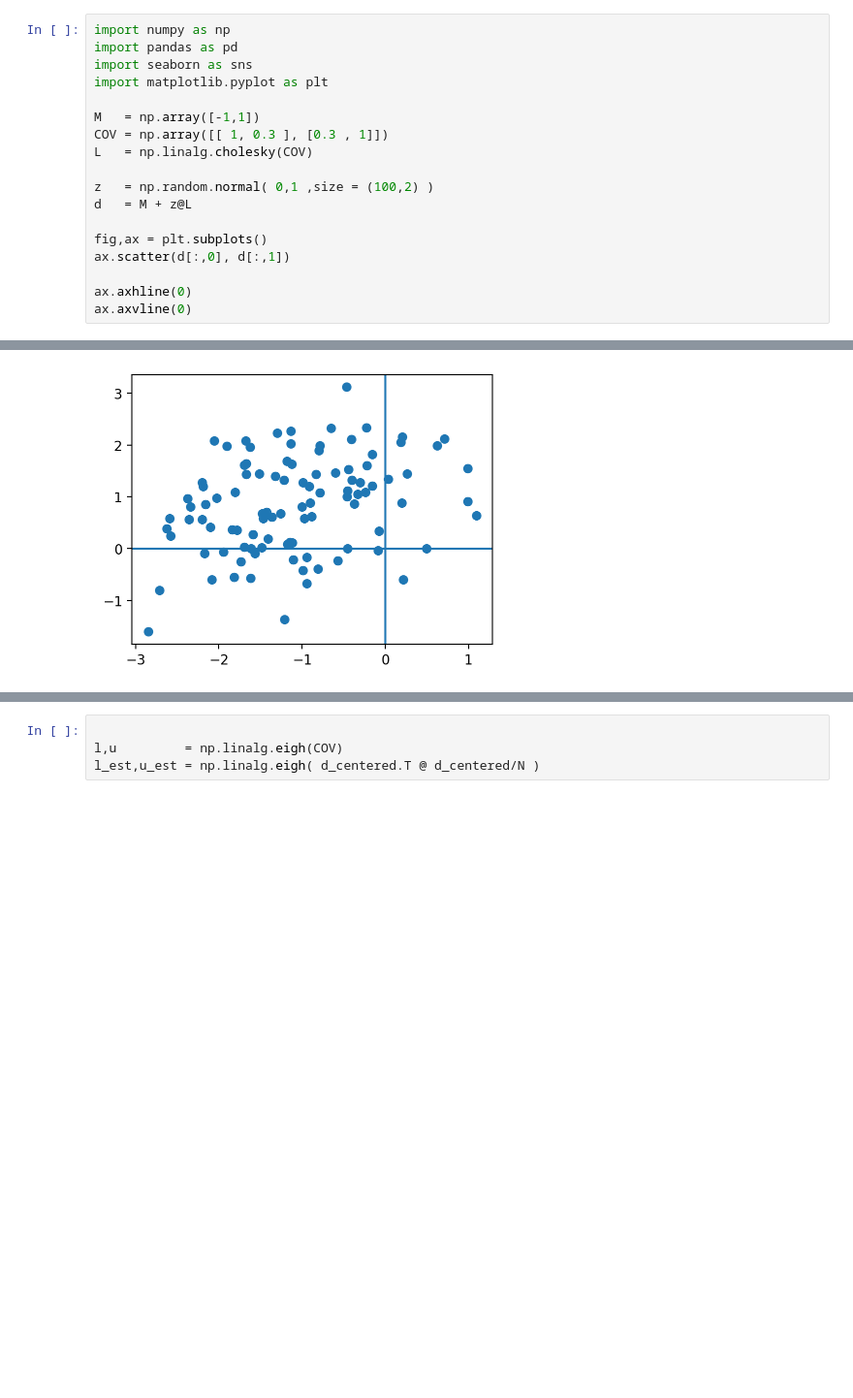
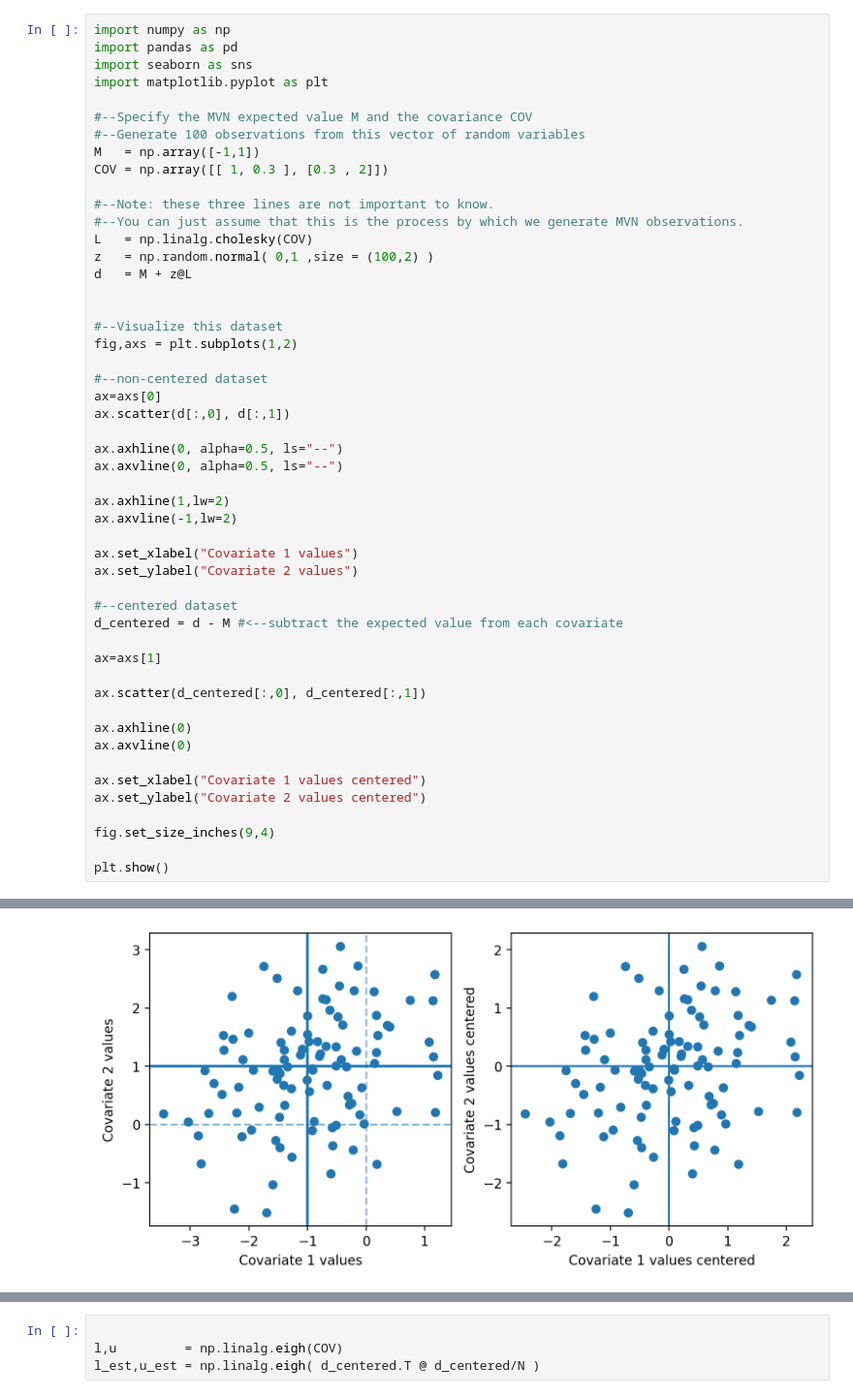
Before and after one commit to computationalUncertaintyLab/nuts_and_bolts, a Jupyter notebook: PCA.ipynb, the cells around one changed output, grey strips where cells are left out. Shown at 97% size. Cells and saved outputs as stored; diff of their text form; blank space fills up the shorter version.

```diff
--- a/PCA.ipynb
+++ b/PCA.ipynb
@@ -4,16 +55,48 @@ import pandas as pd
 import seaborn as sns
 import matplotlib.pyplot as plt
 
+#--Specify the MVN expected value M and the covariance COV
+#--Generate 100 observations from this vector of random variables
 M   = np.array([-1,1])
-COV = np.array([[ 1, 0.3 ], [0.3 , 1]])
+COV = np.array([[ 1, 0.3 ], [0.3 , 2]])
+
+#--Note: these three lines are not important to know.
+#--You can just assume that this is the process by which we generate MVN observations.
 L   = np.linalg.cholesky(COV)
-
 z   = np.random.normal( 0,1 ,size = (100,2) )
 d   = M + z@L
 
-fig,ax = plt.subplots()
+
+#--Visualize this dataset
+fig,axs = plt.subplots(1,2)
+
+#--non-centered dataset
+ax=axs[0]
 ax.scatter(d[:,0], d[:,1])
+
+ax.axhline(0, alpha=0.5, ls="--")
+ax.axvline(0, alpha=0.5, ls="--")
+
+ax.axhline(1,lw=2)
+ax.axvline(-1,lw=2)
+
+ax.set_xlabel("Covariate 1 values")
+ax.set_ylabel("Covariate 2 values")
+
+#--centered dataset
+d_centered = d - M #<--subtract the expected value from each covariate
+
+ax=axs[1]
+
+ax.scatter(d_centered[:,0], d_centered[:,1])
 
 ax.axhline(0)
 ax.axvline(0)
+
+ax.set_xlabel("Covariate 1 values centered")
+ax.set_ylabel("Covariate 2 values centered")
+
+fig.set_size_inches(9,4)
+
+plt.show()
 # %% [output]
@@ -21 +103 @@ ax.axvline(0)
-[figure, old version]
+[figure, new version]
```
Also changed, not shown: parts of 11 cells of this notebook.
